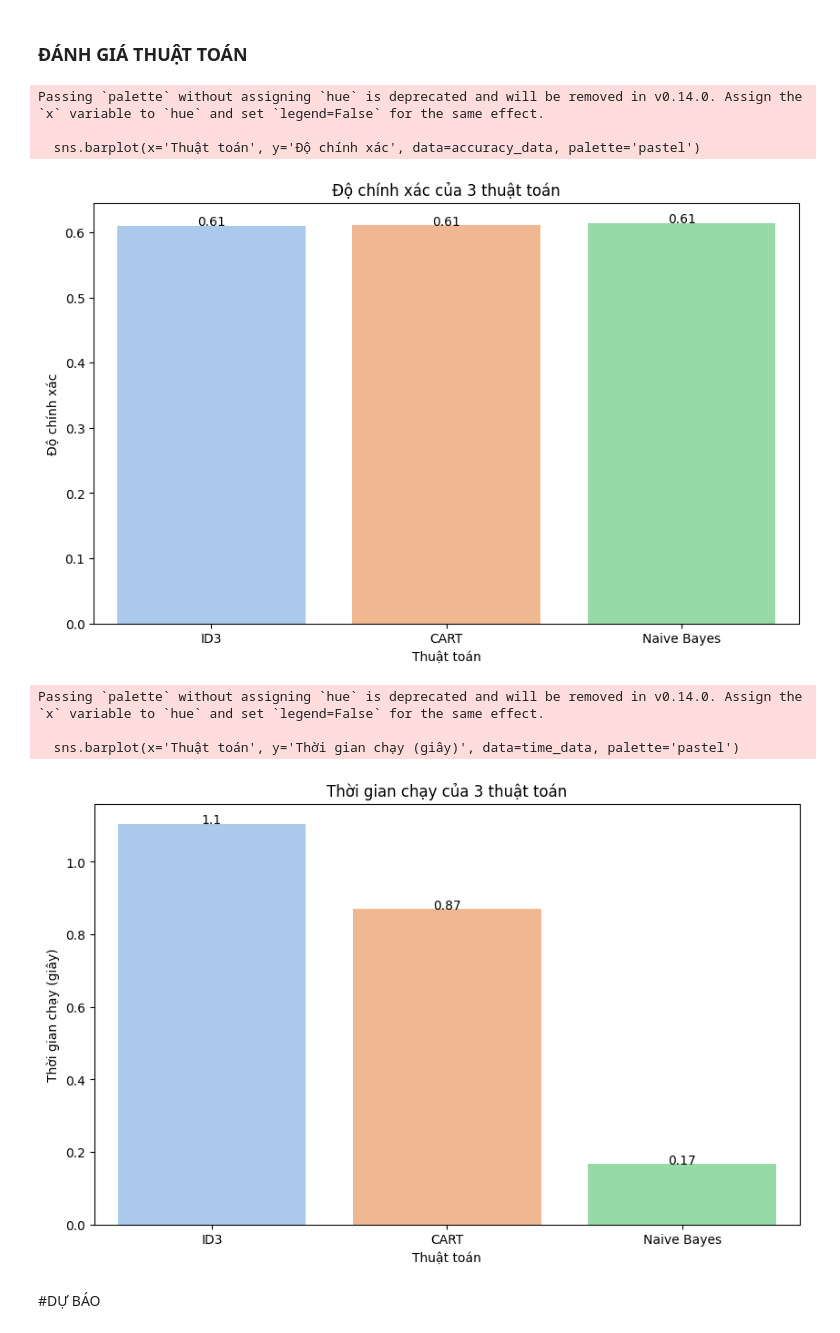
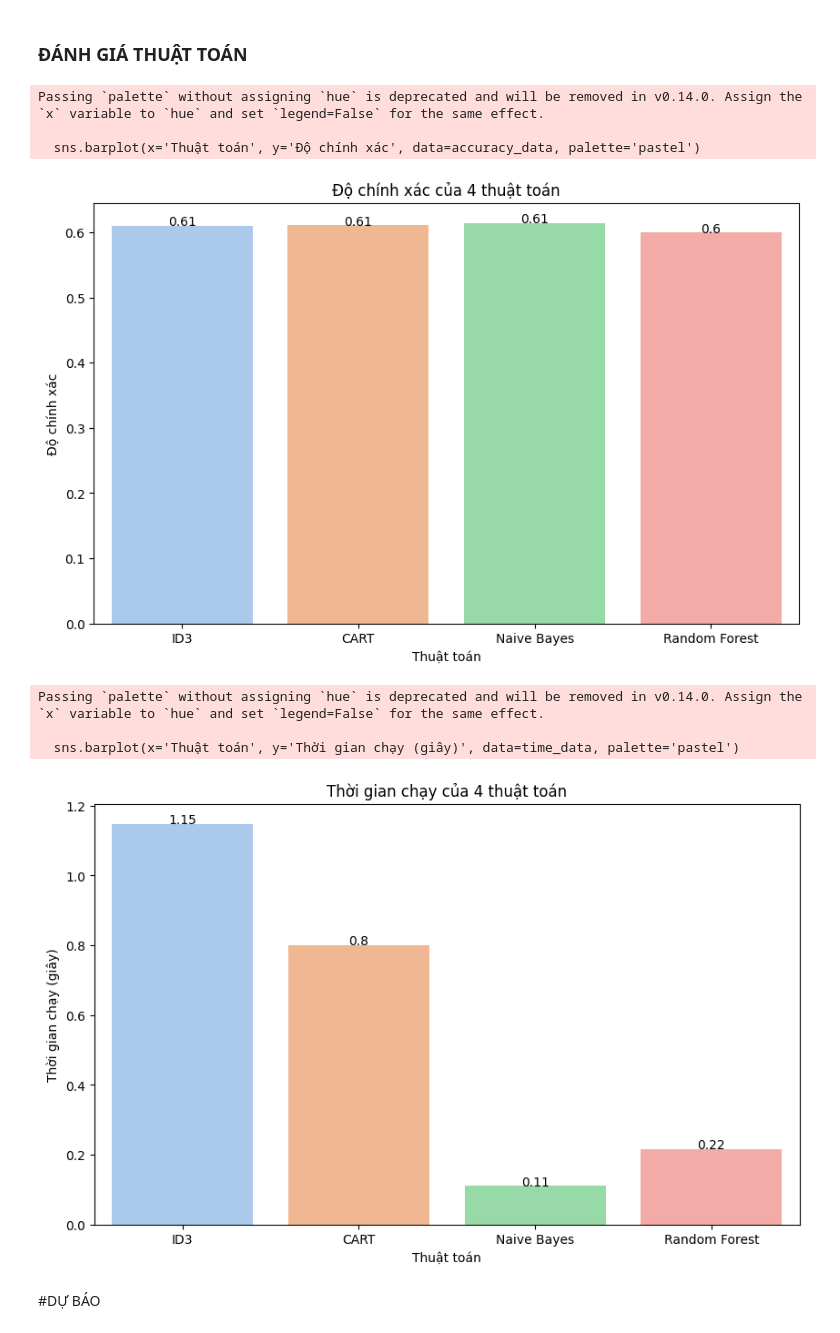
Before and after one commit to baolqpit/Data-Mining-Crime-Data-At-Los-Angeles-From-2020, a Jupyter notebook: DataMining_3.ipynb, the cells around one changed output. Saved outputs shown, nothing was run; the diff lists cells and outputs as text; code cells hidden in the pictures.

```diff
--- a/DataMining_3.ipynb
+++ b/DataMining_3.ipynb
@@ -678,8 +691,8 @@ weighted avg       0.62      0.61      0.61     73882
 Thuật toán Random Forest
 # %%
 start_RM = time.time()
-rfModel = RandomForestClassifier(random_state=0, n_estimators=100)
-rfModel.fit(X_train, y_train)
+rfModel = RandomForestClassifier(random_state=0, n_estimators=1)
+rfModel.fit(X_train, y_train.values.ravel())
 end_RM = time.time()
 thoigianRM = timedelta(seconds=round(end_RM - start_RM, 4))
 print("Thoi gian chay RM: ", thoigianRM)
@@ -710,7 +735,7 @@ import seaborn as sns
 import matplotlib.pyplot as plt
 import pandas as pd
 
-# Đo độ chính xác của 3 thuật toán
+# Đo độ chính xác của 4 thuật toán
 accuracy_data = pd.DataFrame({
     'Thuật toán': ['ID3', 'CART', 'Naive Bayes', 'Random Forest'],
     'Độ chính xác': [tree_score1, tree_score2, bayes_score, rm_score]
@@ -718,42 +743,42 @@ accuracy_data = pd.DataFrame({
 
 plt.figure(figsize=(10, 6))
 sns.barplot(x='Thuật toán', y='Độ chính xác', data=accuracy_data, palette='pastel')
-plt.title('Độ chính xác của 3 thuật toán')
+plt.title('Độ chính xác của 4 thuật toán')
 plt.ylabel('Độ chính xác')
 plt.xlabel('Thuật toán')
 
 # In số liệu trên biểu đồ
 for index, row in accuracy_data.iterrows():
     plt.text(index, row['Độ chính xác'], round(row['Độ chính xác'], 2), color='black', ha="center")
 
 plt.show()
 
-# Đo thời gian của 3 thuật toán
+# Đo thời gian của 4 thuật toán
 time_data = pd.DataFrame({
     'Thuật toán': ['ID3', 'CART', 'Naive Bayes', 'Random Forest'],
     'Thời gian chạy (giây)': [end_ID3 - start_ID3, end_CART - start_CART, end_Bayes - start_Bayes, end_RM - start_RM]
 })
 
 plt.figure(figsize=(10, 6))
 sns.barplot(x='Thuật toán', y='Thời gian chạy (giây)', data=time_data, palette='pastel')
 plt.title('Thời gian chạy của 4 thuật toán')
 plt.ylabel('Thời gian chạy (giây)')
 plt.xlabel('Thuật toán')
 
 # In số liệu trên biểu đồ
 for index, row in time_data.iterrows():
     plt.text(index, row['Thời gian chạy (giây)'], round(row['Thời gian chạy (giây)'], 2), color='black', ha="center")
 
 plt.show()
 # %% [output]
 Passing `palette` without assigning `hue` is deprecated and will be removed in v0.14.0. Assign the `x` variable to `hue` and set `legend=False` for the same effect.
 
   sns.barplot(x='Thuật toán', y='Độ chính xác', data=accuracy_data, palette='pastel')
-[figure, old version]
+[figure, new version]
 Passing `palette` without assigning `hue` is deprecated and will be removed in v0.14.0. Assign the `x` variable to `hue` and set `legend=False` for the same effect.
 
   sns.barplot(x='Thuật toán', y='Thời gian chạy (giây)', data=time_data, palette='pastel')
-[figure, old version]
+[figure, new version]
 # %% [markdown]
 #DỰ BÁO
 # %%
```
Also changed, not shown: parts of 11 cells of this notebook.
